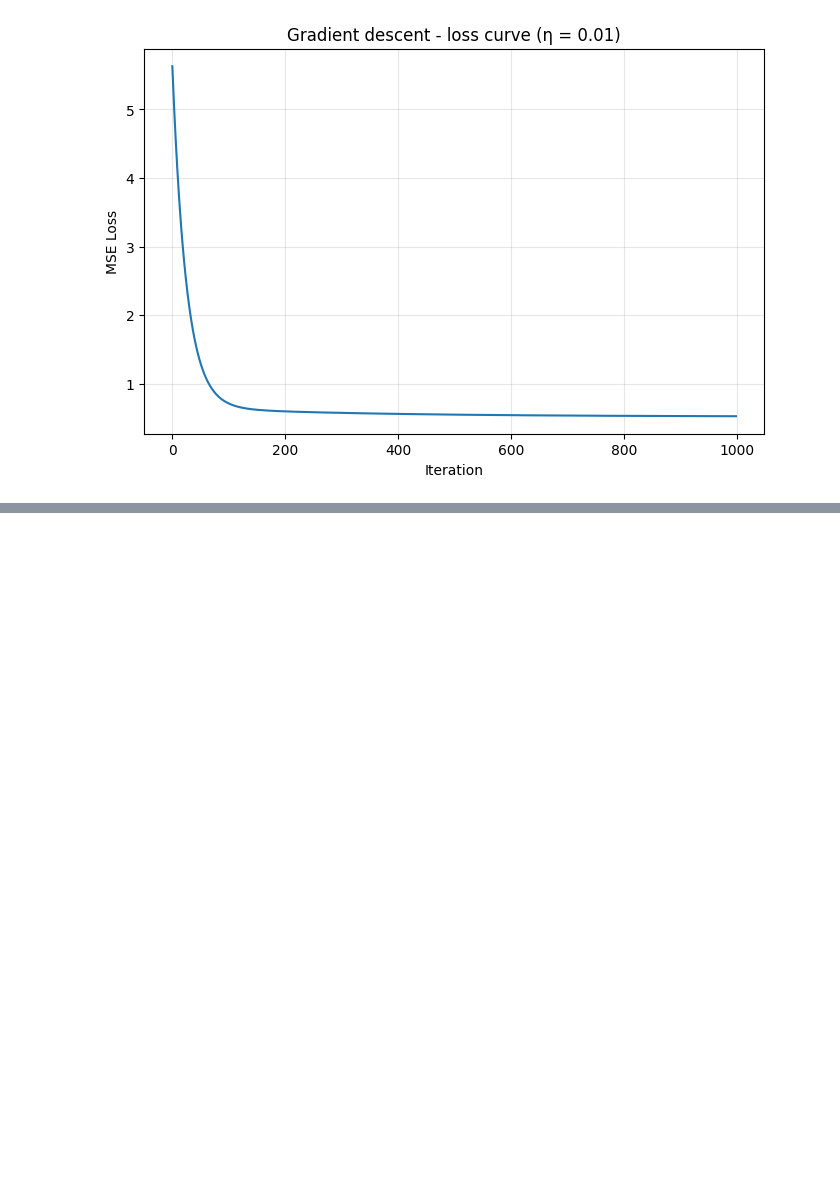
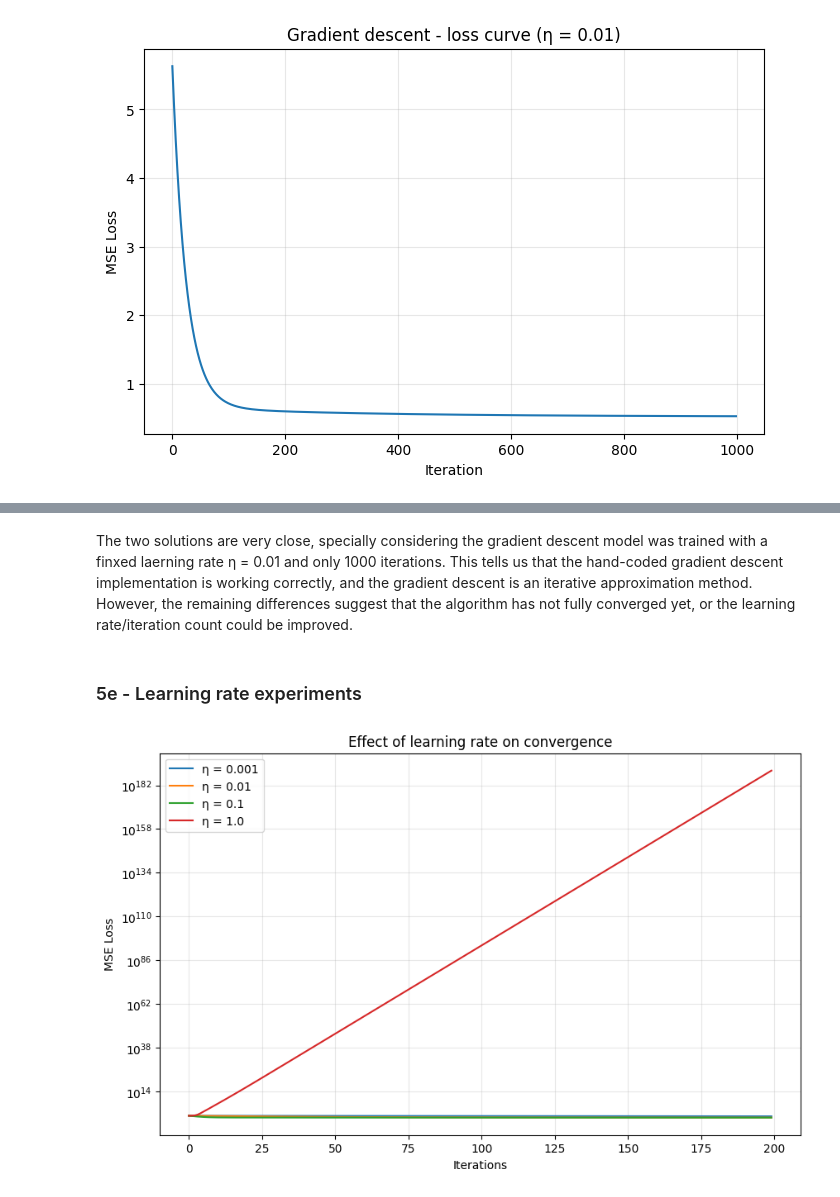
Before and after one commit to Chavoshh/ml-fundamentals, a Jupyter notebook: notebooks/01_workflow.ipynb, the cells around one changed output, grey strips where cells are left out. Drawn from its saved outputs; the diff is of its cells as text; code cells hidden in the pictures; blank space fills up the shorter version.

Commit message:
Day 3: Verify GD against sklearn; learning rate experiments and LM connection

```diff
--- a/notebooks/01_workflow.ipynb
+++ b/notebooks/01_workflow.ipynb
@@ -217,0 +241,21 @@ plt.show()
+# %% [markdown]
+The two solutions are very close, specially considering the gradient descent model was trained with a finxed laerning rate η = 0.01 and only 1000 iterations. This tells us that the hand-coded gradient descent implementation is working correctly, and the gradient descent is an iterative approximation method. However, the remaining differences suggest that the algorithm has not fully converged yet, or the learning rate/iteration count could be improved.
+# %% [markdown]
+### 5e - Learning rate experiments
+# %%
+learning_rates = [0.001, 0.01, 0.1, 1.0]
+plt.figure(figsize=(10, 6))
+
+for eta in learning_rates:
+    _, history = gradient_descent(X_b, y_b, eta=eta, n_iterations=200)
+    plt.plot(history, label=f"η = {eta}")
+
+plt.xlabel("Iterations")
+plt.ylabel("MSE Loss")
+plt.title("Effect of learning rate on convergence")
+plt.legend()
+plt.yscale("log") # log scale makes both convergences and divergences visible
+plt.grid(True, alpha=0.3)
+plt.show()
+# %% [output]
+[figure, added]
```
Also changed, not shown: parts of 3 cells of this notebook.
